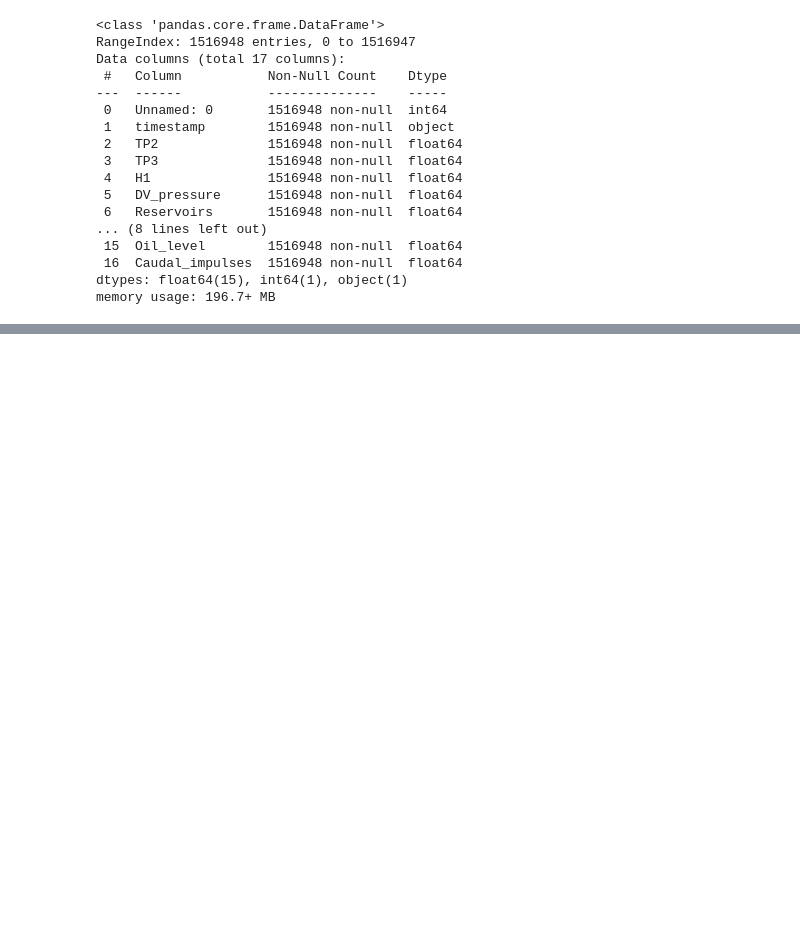
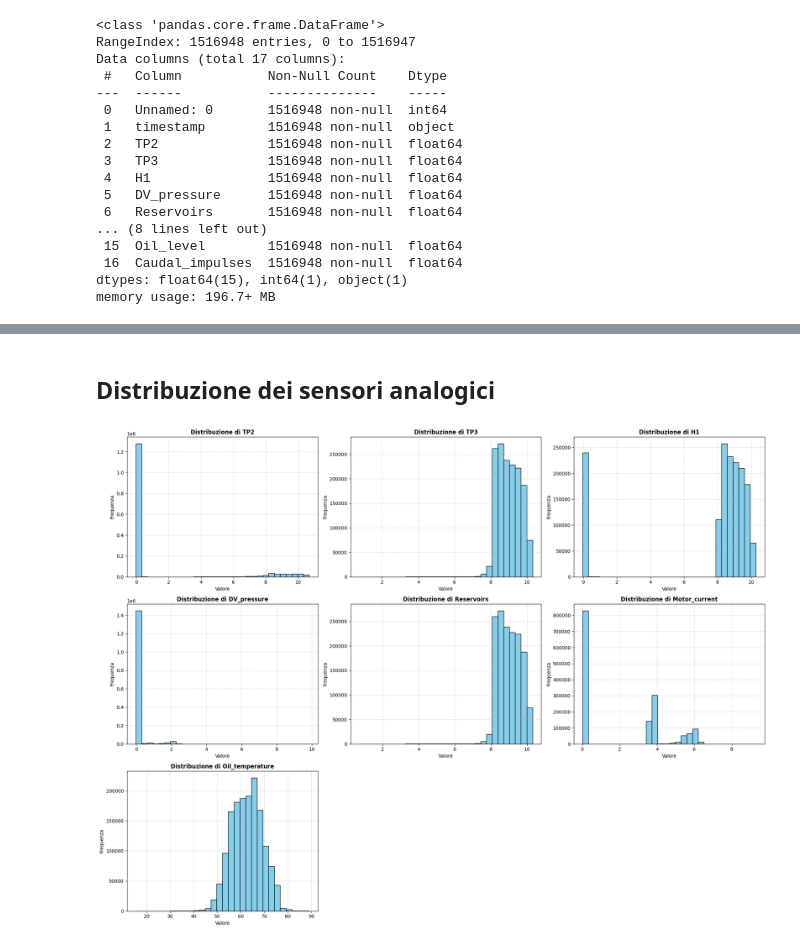
Before and after one commit to marcelloluca21-arch/metropt-monitor, a Jupyter notebook: analisi.ipynb, the cells around one changed output, grey strips where cells are left out. Saved outputs shown, nothing was run; the diff lists cells and outputs as text; code cells hidden in the pictures; blank space fills up the shorter version.

```diff
--- a/analisi.ipynb
+++ b/analisi.ipynb
@@ -39,0 +50,2 @@ memory usage: 196.7+ MB
+# %%
+df["timestamp"] = pd.to_datetime(df["timestamp"])
@@ -39,0 +128,21 @@ memory usage: 196.7+ MB
+# %%
+analogici = [
+    "TP2",
+    "TP3",
+    "H1",
+    "DV_pressure",
+    "Reservoirs",
+    "Motor_current",
+    "Oil_temperature"
+    ]
+
+digitali = [
+    "COMP",
+    "DV_eletric",
+    "Towers",
+    "MPG",
+    "LPS",
+    "Pressure_switch",
+    "Oil_level",
+    "Caudal_impulses"
+]
@@ -39,0 +177,2 @@ memory usage: 196.7+ MB
+# %%
+df[digitali] = df[digitali].astype(int)
@@ -39,0 +202,24 @@ memory usage: 196.7+ MB
+# %% [markdown]
+## Distribuzione dei sensori analogici
+# %%
+import numpy as np
+import matplotlib.pyplot as plt
+
+fig, axes = plt.subplots(3, 3, figsize=(20, 15))
+
+axes = axes.flatten()
+
+for i, col in enumerate(analogici):
+    axes[i].hist(df[col], bins=30, color='skyblue', edgecolor='black')
+    axes[i].set_title(f'Distribuzione di {col}', fontsize=12, fontweight='bold')
+    axes[i].set_xlabel('Valore')
+    axes[i].set_ylabel('Frequenza')
+    axes[i].grid(True, linestyle='--', alpha=0.5)
+
+for j in range(len(analogici), len(axes)):
+    fig.delaxes(axes[j])
+
+plt.tight_layout()
+plt.show()
+# %% [output]
+[figure, added]
```
Also changed, not shown: parts of 39 cells of this notebook, 1 other file.
